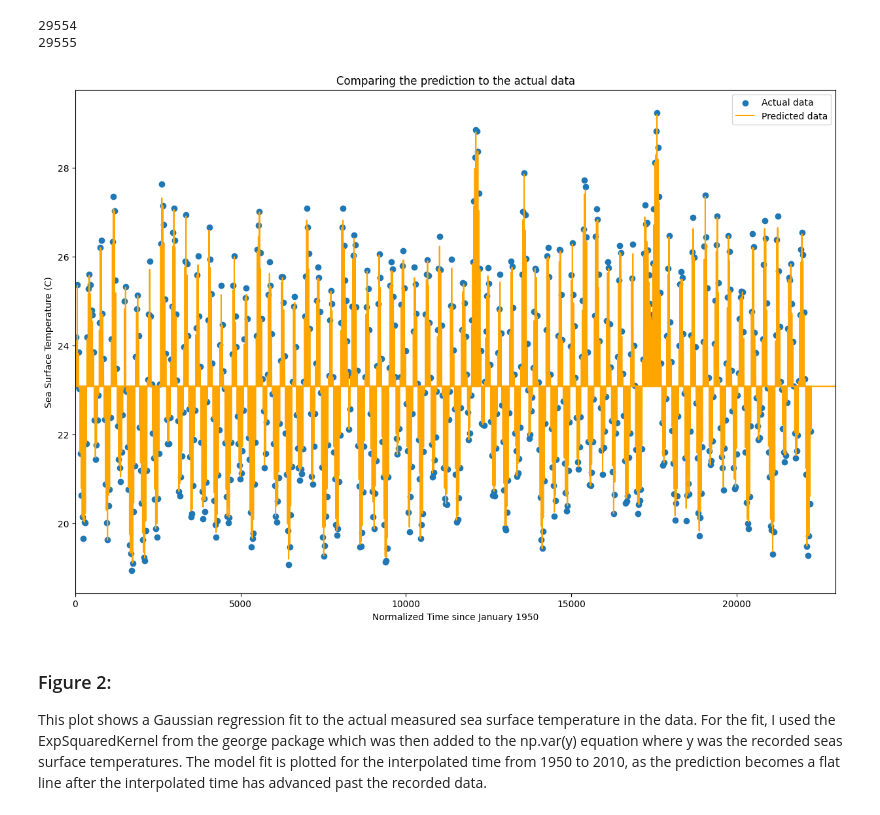
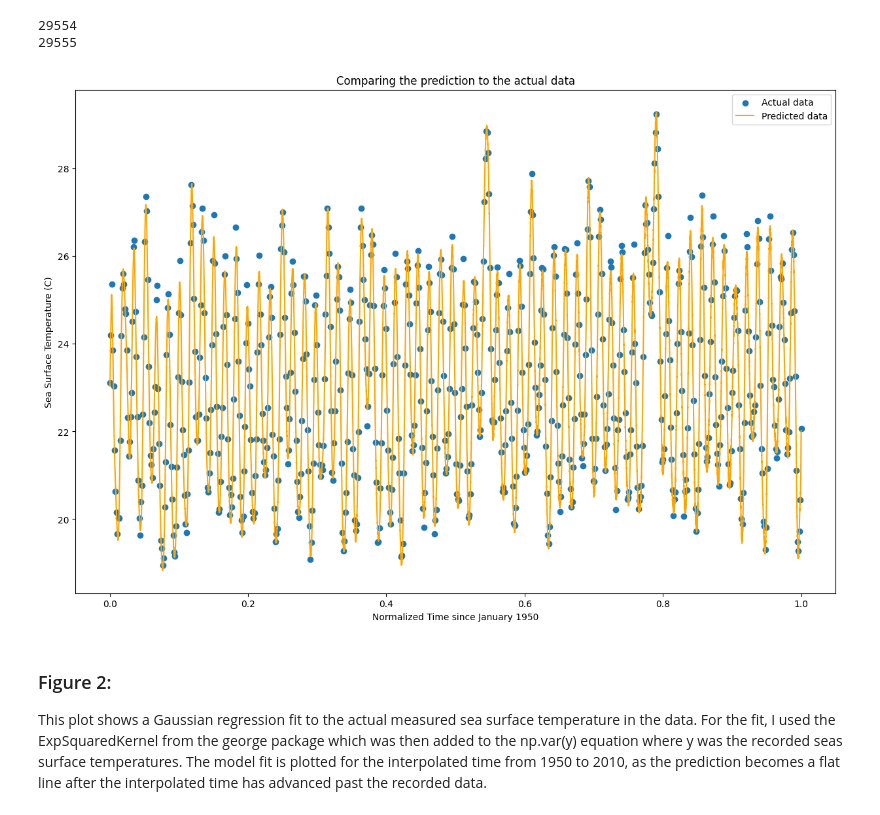
Before and after one commit to szsavery/DSPS_SSavery, a Jupyter notebook: HW6/DSPS_gaussian_process_regression_Savery.ipynb, the cells around one changed output. Saved outputs shown, nothing was run; the diff lists cells and outputs as text; code cells hidden in the pictures.

```diff
--- a/HW6/DSPS_gaussian_process_regression_Savery.ipynb
+++ b/HW6/DSPS_gaussian_process_regression_Savery.ipynb
@@ -235,41 +235,41 @@ def gaussian_process_regression(time, data, interp_time, initial_guess):
         A shape (29555,) array, times between 1950 and 2030, sampled every day.
     initial_guess : array-like or float
         The intial guess for the gaussian process that you make. The number of
         parameters will depend on the kernel you choose.
 
     Returns
     -------
     None
     """
-    x = time/12 * 365.25
+    x = time
     y = data
     t = interp_time
     norm_t = t/t.max()
     norm_x = x/x.max()
 
     kernel = np.var(y) + kernels.ExpSquaredKernel(initial_guess)
 
     gp = george.GP(kernel)
-    gp.compute(x)
+    gp.compute(norm_x)
 
-    x_pred = np.linspace(0, t.max(), len(t))
+    x_pred = np.linspace(0, norm_t.max(), len(norm_t))
     pred, pred_var = gp.predict(y, x_pred, return_var=True)
 
     plt.subplots(figsize = (15,10))
-    plt.scatter(x, y, label = 'Actual data')
-    plt.plot(t, pred, c = 'orange', label = 'Predicted data')
+    plt.scatter(norm_x, y, label = 'Actual data')
+    plt.plot(norm_t, pred, c = 'orange', label = 'Predicted data')
     plt.title('Comparing the prediction to the actual data')
     plt.xlabel('Normalized Time since January 1950')
     plt.ylabel('Sea Surface Temperature (C)')
-    plt.xlim(0,23000)
+    #plt.xlim(0,23000)
     plt.legend()
     plt.show()
 
 
-initial_guess = 1
+initial_guess = 0.0001
 gaussian_process_regression(x, y, t, initial_guess)
 # %% [output]
-[figure, old version]
+[figure, new version]
 # %% [markdown]
 ### Figure 2:
 This plot shows a Gaussian regression fit to the actual measured sea surface temperature in the data. For the fit, I used the ExpSquaredKernel from the george package which was then added to the np.var(y) equation where y was the recorded seas surface temperatures. The model fit is plotted for the interpolated time from 1950 to 2010, as the prediction becomes a flat line after the interpolated time has advanced past the recorded data.
```
Also changed, not shown: parts of 8 cells of this notebook.
